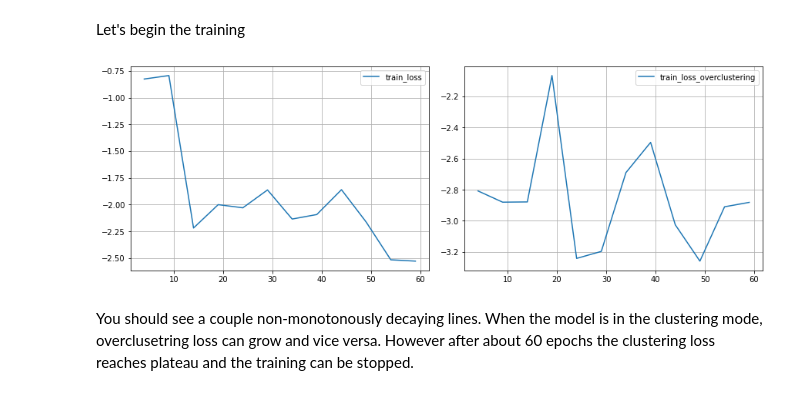
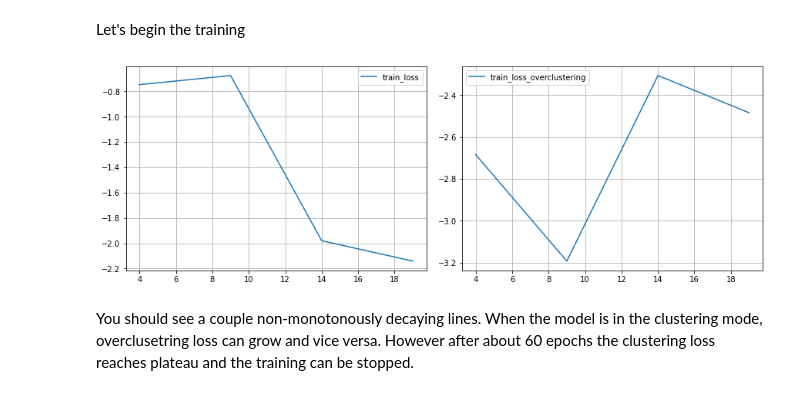
Before and after one commit to Hovhannes23/IIC_tutorial-master_original, a Jupyter notebook: tutorial/part_3.ipynb, the cells around one changed output. Drawn from its saved outputs; the diff is of its cells as text; code cells hidden in the pictures.

```diff
--- a/tutorial/part_3.ipynb
+++ b/tutorial/part_3.ipynb
@@ -692,24 +690,24 @@ Let's begin the training
 # %%
 optimizer = torch.optim.Adam(
     model.parameters(),
     lr=4e-4,
     betas=(0.9, 0.999),
     eps=1e-08,
     weight_decay=0,
     amsgrad=False,
 )
 IIC_train(
     model,
     dataloader_train,
     optimizer,
     device=device,
-    epochs=60,
+    epochs=20,
     lamb=1.2,
     overcluster_period=20,
     overcluster_ratio=0.5,
 )
 # %% [output]
-[figure, old version]
+[figure, new version]
 # %% [markdown]
 You should see a couple non-monotonously decaying lines. When the model is in the clustering mode, overclusetring loss can grow and vice versa. However after about 60 epochs the clustering loss reaches plateau and the training can be stopped.
 # %% [markdown]
```
Also changed, not shown: parts of 12 cells of this notebook, 1 other file.
